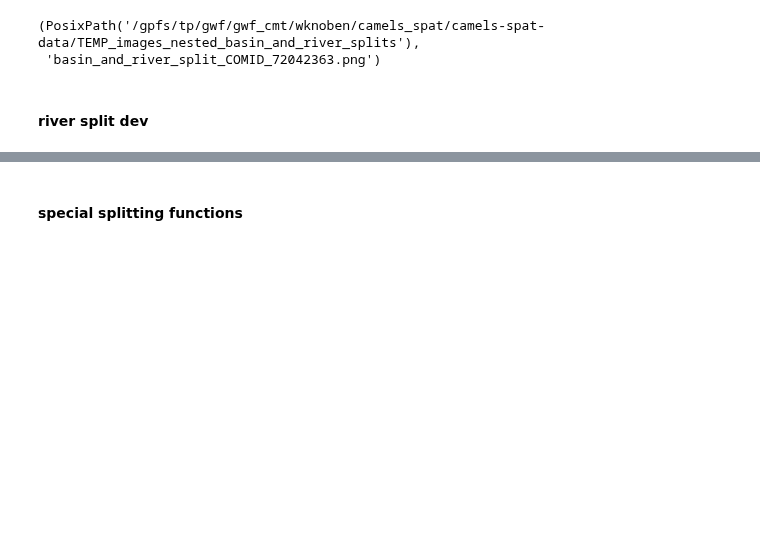
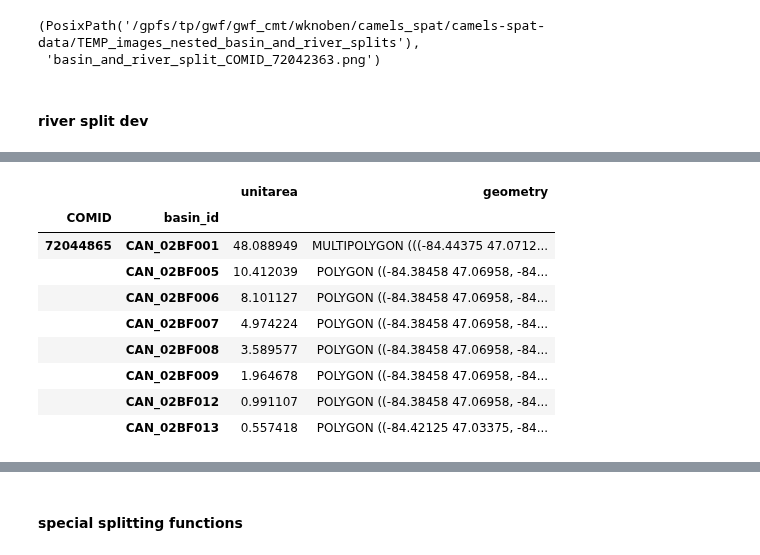
Before and after one commit to CH-Earth/camels_spat, a Jupyter notebook: 5_basin_delineation/8_distributed_shape_split_nested_polygons_and_rivers.ipynb, the cells around one changed output, grey strips where cells are left out. Saved outputs shown, nothing was run; the diff lists cells and outputs as text; code cells hidden in the pictures; blank space fills up the shorter version.

```diff
--- a/5_basin_delineation/8_distributed_shape_split_nested_polygons_and_rivers.ipynb
+++ b/5_basin_delineation/8_distributed_shape_split_nested_polygons_and_rivers.ipynb
@@ -489,0 +486,13 @@ if not len(segment_gdf) > 0:
+# %%
+old_basins
+# %% [output]
+|  |  | unitarea | geometry |
+| COMID | basin_id |  |  |
+| 72044865 | CAN_02BF001 | 48.088949 | MULTIPOLYGON (((-84.44375 47.0712... |
+|  | CAN_02BF005 | 10.412039 | POLYGON ((-84.38458 47.06958, -84... |
+|  | CAN_02BF006 | 8.101127 | POLYGON ((-84.38458 47.06958, -84... |
+|  | CAN_02BF007 | 4.974224 | POLYGON ((-84.38458 47.06958, -84... |
+|  | CAN_02BF008 | 3.589577 | POLYGON ((-84.38458 47.06958, -84... |
+|  | CAN_02BF009 | 1.964678 | POLYGON ((-84.38458 47.06958, -84... |
+|  | CAN_02BF012 | 0.991107 | POLYGON ((-84.38458 47.06958, -84... |
+|  | CAN_02BF013 | 0.557418 | POLYGON ((-84.42125 47.03375, -84... |
```
Also changed, not shown: parts of 30 cells of this notebook.
